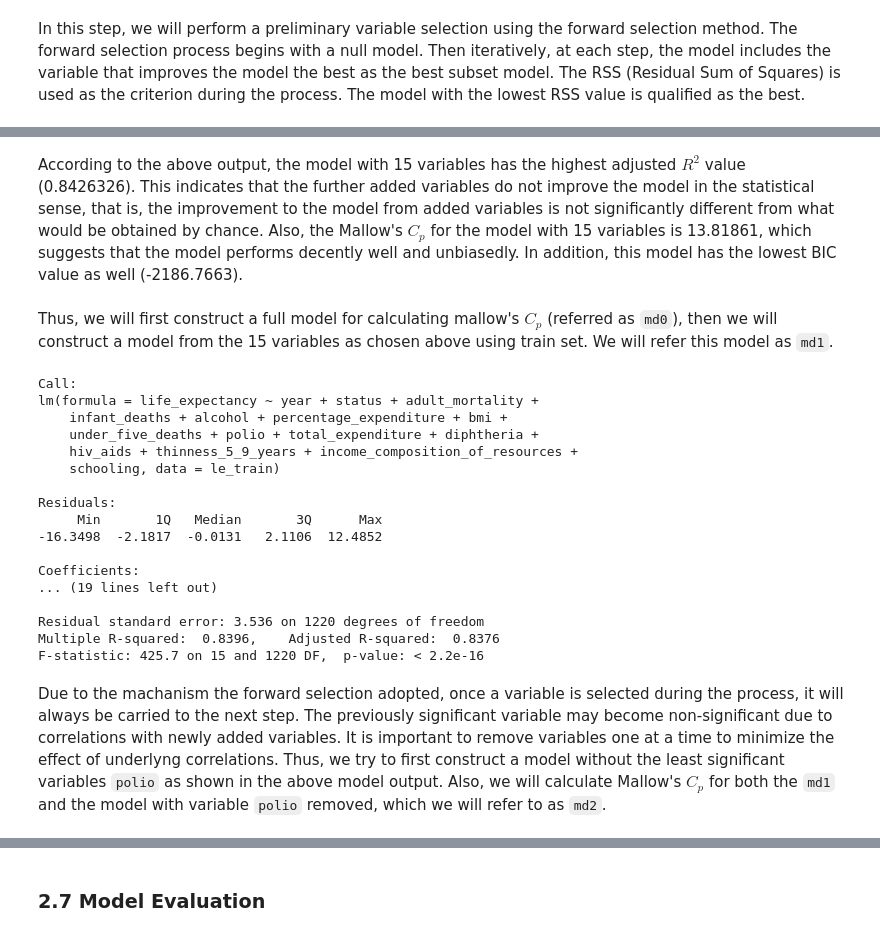
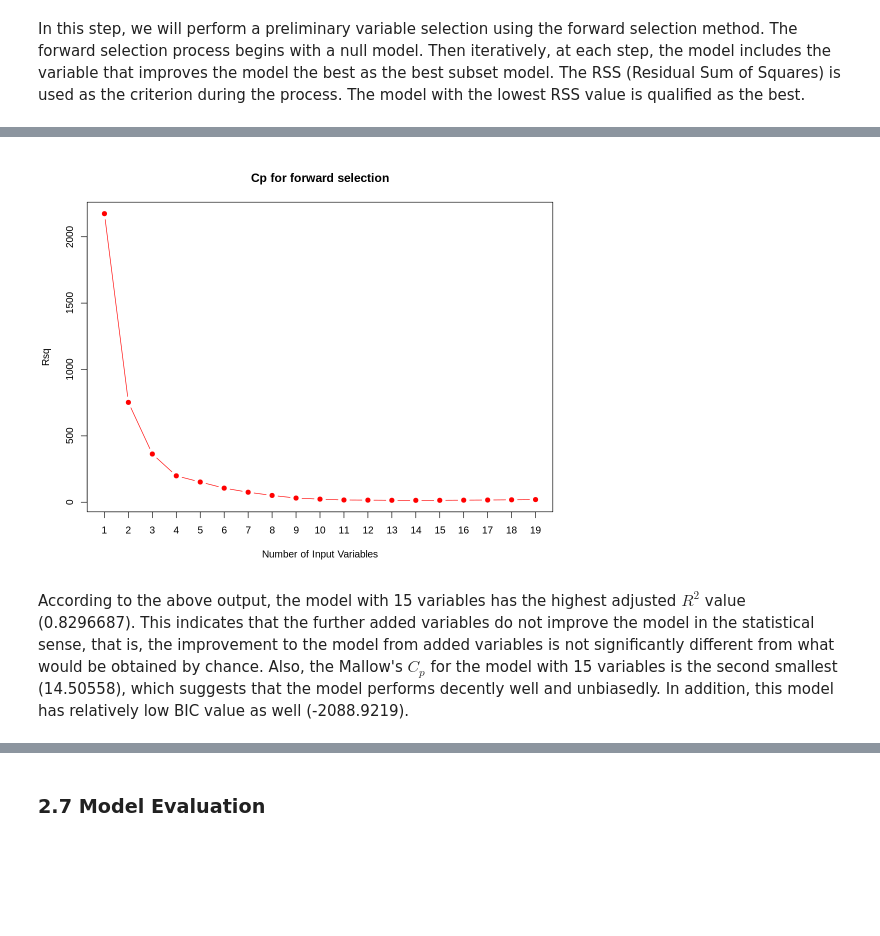
Before and after one commit to fionawang-yf/STAT301-LifeExpectancy, a Jupyter notebook: STAT301-Group1-Report.ipynb, the cells around one changed output, grey strips where cells are left out. Saved outputs shown, nothing was run; the diff lists cells and outputs as text; code cells hidden in the pictures; blank space fills up the shorter version.

```diff
--- a/STAT301-Group1-Report.ipynb
+++ b/STAT301-Group1-Report.ipynb
@@ -356,4 +439,8 @@ A tibble: 20 × 6
+# %%
+plot(le_forward_summary$cp, main = "Cp for forward selection",
+  xlab = "Number of Input Variables", ylab = "Rsq", type = "b", pch = 19,
+  col = "red", xaxp = c(1,19,18))
+# %% [output]
+[figure, added]
 # %% [markdown]
-According to the above output, the model with 15 variables has the highest adjusted $R^2$ value (0.8426326). This indicates that the further added variables do not improve the model in the statistical sense, that is, the improvement to the model from added variables is not significantly different from what would be obtained by chance. Also, the Mallow's $C_p$ for the model with 15 variables is 13.81861, which suggests that the model performs decently well and unbiasedly. In addition, this model has the lowest BIC value as well (-2186.7663).
+According to the above output, the model with 15 variables has the highest adjusted $R^2$ value (0.8296687). This indicates that the further added variables do not improve the model in the statistical sense, that is, the improvement to the model from added variables is not significantly different from what would be obtained by chance. Also, the Mallow's $C_p$ for the model with 15 variables is the second smallest (14.50558), which suggests that the model performs decently well and unbiasedly. In addition, this model has relatively low BIC value as well (-2088.9219).
-# %% [markdown]
-Thus, we will first construct a full model for calculating mallow's $C_p$ (referred as `md0`), then we will construct a model from the 15 variables as chosen above using train set. We will refer this model as `md1`.
@@ -363,27 +446,0 @@ md0 = lm(life_expectancy ~ ., data = le_train)
-# %%
-# model with 15 variables
-md1 = lm(life_expectancy ~ year + status + adult_mortality + infant_deaths + alcohol +
-                          percentage_expenditure + bmi + under_five_deaths +
-                          polio + total_expenditure + diphtheria + hiv_aids + thinness_5_9_years +
-                          income_composition_of_resources + schooling, data = le_train)
-summary(md1)
-# %% [output]
-Call:
-lm(formula = life_expectancy ~ year + status + adult_mortality +
-    infant_deaths + alcohol + percentage_expenditure + bmi +
-    under_five_deaths + polio + total_expenditure + diphtheria +
-    hiv_aids + thinness_5_9_years + income_composition_of_resources +
-    schooling, data = le_train)
-
-Residuals:
-     Min       1Q   Median       3Q      Max
--16.3498  -2.1817  -0.0131   2.1106  12.4852
-
-Coefficients:
-... (19 lines left out)
-
-Residual standard error: 3.536 on 1220 degrees of freedom
-Multiple R-squared:  0.8396,    Adjusted R-squared:  0.8376
-F-statistic: 425.7 on 15 and 1220 DF,  p-value: < 2.2e-16
-# %% [markdown]
-Due to the machanism the forward selection adopted, once a variable is selected during the process, it will always be carried to the next step. The previously significant variable may become non-significant due to correlations with newly added variables. It is important to remove variables one at a time to minimize the effect of underlyng correlations. Thus, we try to first construct a model without the least significant variables `polio` as shown in the above model output. Also, we will calculate Mallow's $C_p$ for both the `md1` and the model with variable `polio` removed, which we will refer to as `md2`.
```
Also changed, not shown: parts of 39 cells of this notebook.
